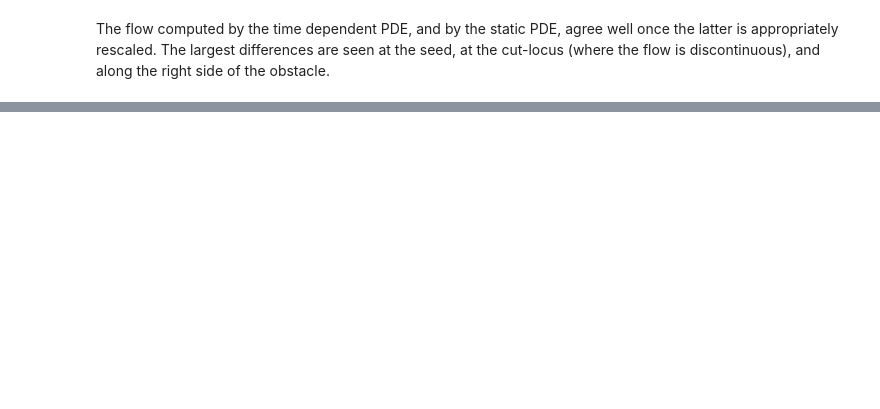
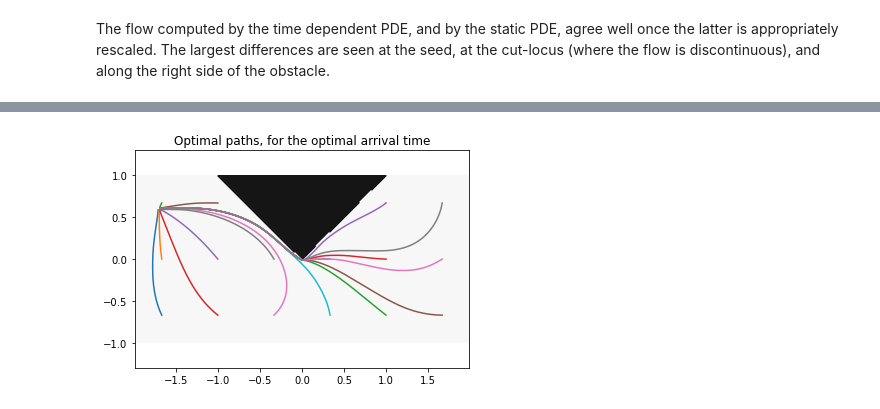
Before and after one commit to Mirebeau/AdaptiveGridDiscretizations_showcase, a Jupyter notebook: Notebooks_NonDiv/BoatRouting_Time.ipynb, the cells around one changed output, grey strips where cells are left out. Cells and saved outputs as stored; diff of their text form; code cells hidden in the pictures; blank space fills up the shorter version.

```diff
--- a/Notebooks_NonDiv/BoatRouting_Time.ipynb
+++ b/Notebooks_NonDiv/BoatRouting_Time.ipynb
@@ -495,13 +611,0 @@ for x in hfmIn['tips']:
-# %%
-plt.figure(figsize=[16,4]); plt.axis('equal')
-
-plt.subplot(1,2,1); plt.axis('equal')
-plt.title("Geodesics from the time dependent problem.")
-plt.contourf(*X,hfmIn['walls'],cmap='Greys')
-plt.scatter(*hfmIn['seeds'][0],color='blue')
-for geo in geodesics: plt.plot(*geo)
-
-plt.subplot(1,2,2); plt.axis('equal')
-plt.title("Geodesics from the static problem")
-plt.contourf(*X,hfmIn['walls'],cmap='Greys')
-for geo in hfmOut['geodesics']: plt.plot(*geo)
@@ -512,10 +611,0 @@ The geodesics should merge into one after the the obstacle, but only the ODE sol
-# %%
-plt.figure(figsize=[16,4]); plt.axis('equal')
-
-plt.subplot(1,2,1); plt.axis('equal')
-plt.title("Geodesics from the time dependent problem.")
-for geo in geodesics: plt.plot(*geo)
-
-plt.subplot(1,2,2); plt.axis('equal')
-plt.title("Geodesics from the static problem")
-for geo in hfmOut['geodesics']: plt.plot(*geo)
@@ -541,0 +612,6 @@ p.sort_stats('time').print_stats(20)
+# %%
+%%time
+y0 = hfmIn['tips'].T
+best_step = np.argmin(interp(X,C_solution)(y0),axis=0) # Step of the simulation minimizing cost
+t_delay = len(t_range) - best_step-1 # Account for reversed time
+geodesics = odeint_array(C_flow[::-1],y0,t_range[::-1],X, t_delay=t_delay, t_substeps=1)
@@ -541,0 +621,6 @@ p.sort_stats('time').print_stats(20)
+# %%
+plt.title("Optimal paths, for the optimal arrival time"); plt.axis('equal')
+plt.contourf(*X,walls,cmap='Greys')
+for geo,delay in zip(geodesics.T,t_delay): plt.plot(*geo[:,int(delay):]) # Drop the first points according to delay
+# %% [output]
+[figure, added]
```
Also changed, not shown: parts of 59 cells of this notebook, 11 other files.
